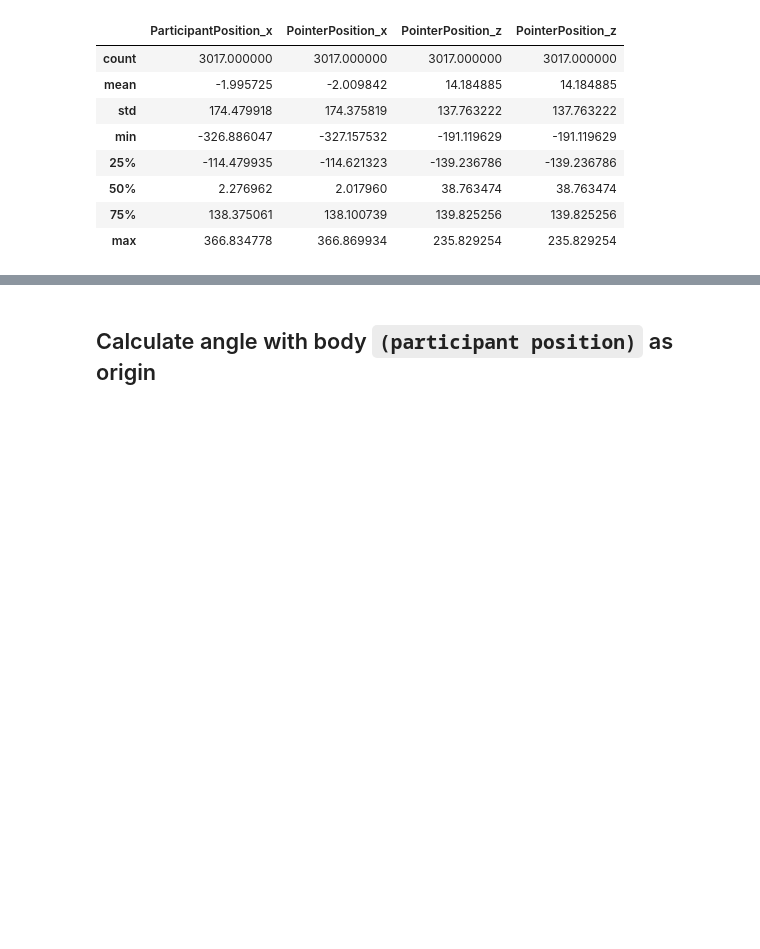
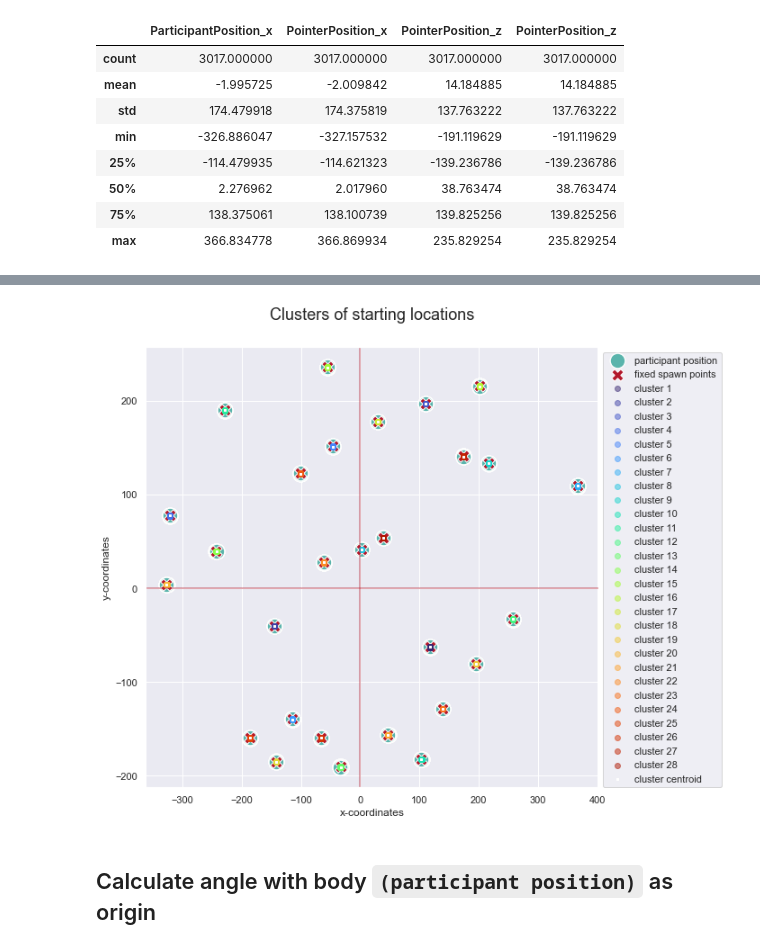
Before and after one commit to nora-maleki/humanA-pointing-task-analysis, a Jupyter notebook: analyses/01_main/01_preprocessing.ipynb, the cells around one changed output, grey strips where cells are left out. Cells and saved outputs as stored; diff of their text form; code cells hidden in the pictures; blank space fills up the shorter version.

Commit message:
added kmeans for labling the starting positions

```diff
--- a/analyses/01_main/01_preprocessing.ipynb
+++ b/analyses/01_main/01_preprocessing.ipynb
@@ -438,0 +344,5 @@ df_cleaned[['ParticipantPosition_x', 'PointerPosition_x', 'PointerPosition_z', '
+# %%
+X = df_cleaned[['ParticipantPosition_x', 'ParticipantPosition_z']].values
+kmeans = KMeans(n_clusters=28, init='k-means++', random_state=0)
+df_cleaned['starting_loc'] = kmeans.fit_predict(X) + 1
+df_cleaned.starting_loc.describe()
@@ -439,3 +359,41 @@ df_cleaned[['ParticipantPosition_x', 'PointerPosition_x', 'PointerPosition_z', '
+# %%
+fig, ax = plt.subplots(figsize=(9, 9))
+y_kmeans = df_cleaned.starting_loc
+
+sns.scatterplot(
+    data=df_cleaned,
+    x='ParticipantPosition_x',
+    y='ParticipantPosition_z',
+    s=280,
+    label='participant position'
+).set(xlabel='x coordinate', ylabel='y coordinate')
+
+sns.scatterplot(
+    data=starting_locations,
+    x='SpawnPointPositionGlobal.x',
+    y='SpawnPointPositionGlobal.z',
+    s=180,
+    marker='X',
+    color=colorblind_palette[1],
+    label='fixed spawn points'
+)
+
+
+for i in range(1, len(y_kmeans.unique())+1):
+    ax.scatter(X[y_kmeans==i,0], X[y_kmeans==i,1], label=f'cluster {i}', color=plt.cm.turbo(i/30), alpha=.5)
+ax.axvline(x=0, alpha=.5, color=colorblind_palette[1])
+ax.axhline(y=0, alpha=.5, color=colorblind_palette[1])
+ax.scatter(kmeans.cluster_centers_[:, 0], kmeans.cluster_centers_[:, 1], s = 8, marker='s', c='white', label='cluster centroid')
+ax.set_title('Clusters of starting locations', size=18, y=1.05)
+ax.set_xlabel('x-coordinates')
+ax.set_ylabel('y-coordinates')
+ax.legend(bbox_to_anchor=(1, 1))
+
+plt.savefig(f'{PLOT_PATH}/starting_locations_kmeans.png', bbox_inches='tight', dpi=90)
+
+plt.show()
+# %% [output]
+[figure, added]
 # %% [markdown]
 ## Calculate angle with body `(participant position)` as origin
 # %% [markdown]
```
Also changed, not shown: parts of 17 cells of this notebook.
